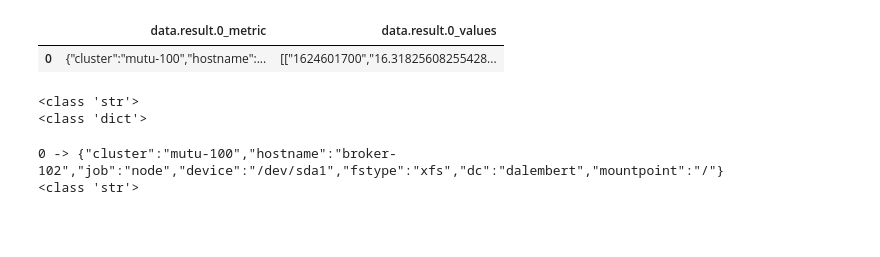
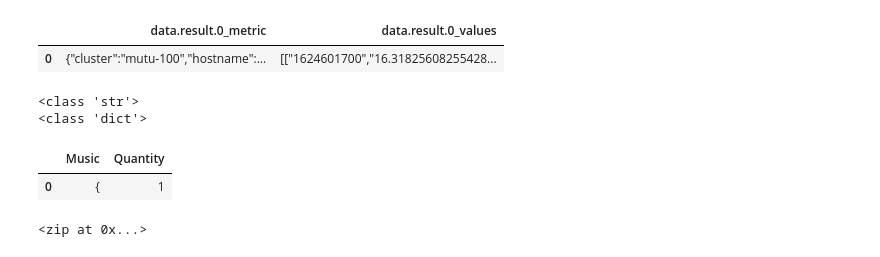
Before and after one commit to totogs/dataiku_test4, a Jupyter notebook: ipython_notebooks/notebook editor for compute_good_columns.ipynb, the cells around one changed output. Cells and saved outputs as stored; diff of their text form; code cells hidden in the pictures; blank space fills up the shorter version.

Commit message:
Saved Jupyter notebook 'notebook editor for compute_good_columns'

```diff
--- a/ipython_notebooks/notebook editor for compute_good_columns.ipynb
+++ b/ipython_notebooks/notebook editor for compute_good_columns.ipynb
@@ -68,21 +68,24 @@ for key, value in df0["data.result.0_metric"].items():
 # %%
 test = {}
 
 for key, value in dict.items():
     for i in value[0]:
 
         if test.get(i) != None:
-            nb_per_type[i] = nb_per_type[i]+1
+            test[i] = test[i]+1
 
         else:
-            nb_per_type[i] = 1
+            test[i] = 1
 
-df = pd.DataFrame(list(nb_per_type.items()),columns=['Music', 'Quantity'])
-df.set_index('Music', inplace = True)
+df = pd.DataFrame(list(test.items()),columns=['Music', 'Quantity'])
 df.head()
 # %% [output]
-0 -> {"cluster":"mutu-100","hostname":"broker-102","job":"node","device":"/dev/sda1","fstype":"xfs","dc":"dalembert","mountpoint":"/"}
-<class 'str'>
+|  | Music | Quantity |
+| 0 | { | 1 |
+# %%
+dict.items()
+# %% [output]
+<zip at 0x...>
 # %%
 broker
 for key, value in df0["data.result.0_metric"].items():
```
